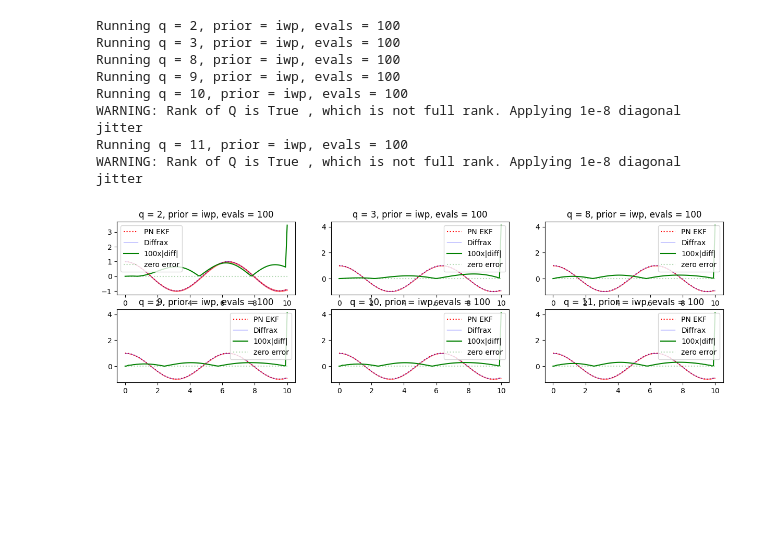
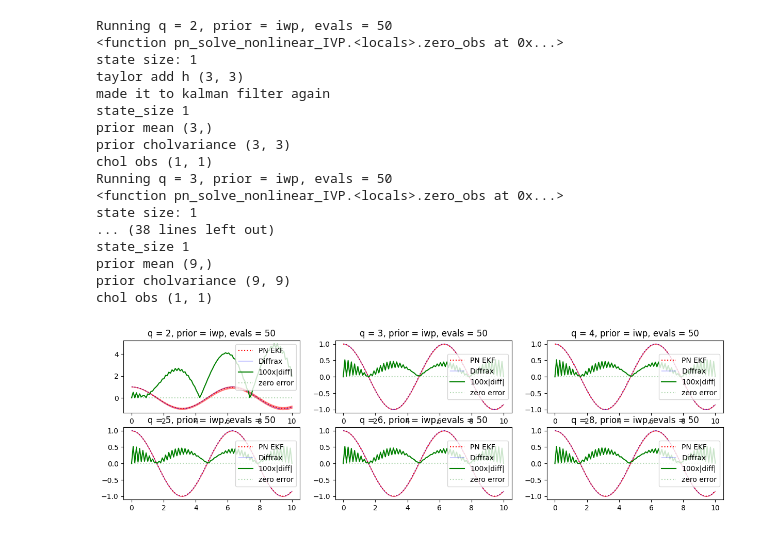
Before and after one commit to Whatisthisname/probabilistic-PDE-solver-on-manifold, a Jupyter notebook: app/test_kf.ipynb, the cells around one changed output. Saved outputs shown, nothing was run; the diff lists cells and outputs as text; code cells hidden in the pictures; blank space fills up the shorter version.

```diff
--- a/app/test_kf.ipynb
+++ b/app/test_kf.ipynb
@@ -4,8 +4,9 @@ import jax.numpy as jnp
 import matplotlib.pyplot as plt
 
 jax.config.update("jax_enable_x64", True)
+timesteps = 100
 
-times = jnp.linspace(0, 1, 1000)
+times = jnp.linspace(0, 1, timesteps)
 x_positions = jnp.sin(times * 2 * jnp.pi) + 2 * times
 y_positions = jnp.exp(-((0.5 + -times) ** 2)) * 6 - 4
 
@@ -14,11 +15,11 @@ ax.set_aspect("equal")
 ax.plot(x_positions, y_positions, label="True trajectory")
 samples = (
     jnp.stack([x_positions, y_positions], axis=1)
-    + jax.random.normal(jax.random.PRNGKey(0), (1000, 2)) * 0.01
+    + jax.random.normal(jax.random.PRNGKey(0), (timesteps, 2)) * 0.01
 )
 
 n_samples = 40
-samples_idx = jax.random.permutation(jax.random.PRNGKey(2), jnp.arange(1000))[
+samples_idx = jax.random.permutation(jax.random.PRNGKey(2), jnp.arange(timesteps))[
     :n_samples
 ]
 
@@ -28,7 +29,8 @@ ax.scatter(
     label="Subsampled observations",
 )
 # convert to mask
-mask = jnp.ones(1000).astype(bool)
+
+mask = jnp.ones(timesteps).astype(bool)
 mask = mask.at[samples_idx].set(True)
 mask = mask.at[::3].set(True)
 mask = mask.at[0].set(False)
@@ -44,8 +46,7 @@ def fit_trajectory_samples(q, ax):
     state = 2
     initial_mean = jnp.zeros(((1 + q) * state,))
     initial_mean = initial_mean.at[:2].set(samples[0])
-    timesteps = 1000
-    delta = 1 / timesteps
+    delta = 1 / (timesteps - 1)
 
     def obs(state, time, step):
         sample = samples[step]
@@ -54,10 +55,11 @@ def fit_trajectory_samples(q, ax):
     samples_, means, stds = pn.solve_nonlinear_IVP(
         prior_matrix=-jnp.eye(state),
         initial_mean=initial_mean,
+        initial_cov_diag=jnp.zeros_like(initial_mean),
         derivatives=q,
-        timesteps=timesteps,
+        n_solution_points=timesteps,
         delta_time=delta,
-        prior="heat",
+        prior_type="heat",
         observation_function=obs,
         update_indicator=mask,
         observation_uncertainty=jnp.eye(state) * 0,
@@ -90,7 +92,7 @@ def fit_trajectory_samples(q, ax):
     ax.legend()
 
 
-qs = [0, 1, 2, 3, 4, 5, 6, 7, 8, 9][:3]
+qs = [0, 1, 2, 3, 4, 5, 6, 7, 8, 9][:6]
 width = int(jnp.ceil(jnp.sqrt(len(qs))))
 height = int(jnp.ceil(len(qs) / width))
 fig, ax = plt.subplots(height, width, figsize=(5 * width, 5 * height))
@@ -122,7 +138,7 @@ end_time = 10
 # Define the ODE term
 term = ODETerm(vector_field)
 solver = Kvaerno5()
-saveat = SaveAt(ts=jnp.linspace(0, end_time, 100, endpoint=False))
+saveat = SaveAt(ts=jnp.linspace(0, end_time, 100, endpoint=True))
 stepsize_controller = PIDController(rtol=1e-8, atol=1e-8)
 
 # Solve the system
@@ -139,13 +155,13 @@ diffrax_sol = diffeqsolve(
 ).ys[:, 0]
 
 
-def pn_solve_nonlinear_IVP(q, ax, timesteps, prior_name, prior_matrix):
+def pn_solve_nonlinear_IVP(q, ax, n_solution_points, prior_name, prior_matrix):
     state = 1
     initial_mean = jnp.zeros(((1 + q) * state,))
     initial_mean = initial_mean.at[0].set(1.0)
     initial_mean = initial_mean.at[2].set(-1.0)
 
-    delta = end_time / timesteps
+    delta = end_time / (n_solution_points - 1)
 
     def zero_obs(state, time, step):
         return jnp.array([state[0] + state[2]])
@@ -153,21 +169,25 @@ def pn_solve_nonlinear_IVP(q, ax, timesteps, prior_name, prior_matrix):
     _samples, means, stds = pn.solve_nonlinear_IVP(
         prior_matrix=prior_matrix,
         initial_mean=initial_mean,
+        initial_cov_diag=jnp.zeros_like(initial_mean),
         derivatives=q,
-        timesteps=timesteps,
+        n_solution_points=n_solution_points,
         delta_time=delta,
-        prior=prior_name,
+        prior_type=prior_name,
         observation_function=zero_obs,
-        update_indicator=jnp.array([False] + [True] * (timesteps - 1)),
+        update_indicator=jnp.ones(n_solution_points),
         observation_uncertainty=jnp.eye(1) * 0,
+        n_samples=0,
     )
 
     x_axis = jnp.linspace(0, end_time, 100)
     means = jnp.interp(
-        x_axis, jnp.linspace(0, end_time, timesteps, endpoint=False), means[:, 0]
+        x_axis,
+        jnp.linspace(0, end_time, n_solution_points, endpoint=True),
+        means[:, 0],
     )
     stds = jnp.interp(
-        x_axis, jnp.linspace(0, end_time, timesteps, endpoint=False), stds[:, 0]
+        x_axis, jnp.linspace(0, end_time, n_solution_points, endpoint=True), stds[:, 0]
     )
     ax.plot(
         x_axis,
@@ -198,41 +218,57 @@ def pn_solve_nonlinear_IVP(q, ax, timesteps, prior_name, prior_matrix):
     ax.legend()
     # ax.set_ylim(-10, 10)
     # ax.axis("off")
 
     return means, stds
 
 
-qs = [2, 3, 8, 9, 10, 11]
+qs = [
+    2,
+    3,
+    4,
+    5,
+    6,
+    8,
+]
 priors = [
     ("iwp", jnp.zeros((1, 1))),
     # ("wave", -jnp.eye(1)),
 ]
-evaluation_counts = jnp.linspace(100, 1000, 3)[:1]
+evaluation_counts = jnp.linspace(50, 1000, 3)[:1]
 import itertools
 
 amount = len(qs) * len(priors) * len(evaluation_counts)
 width = int(jnp.ceil(jnp.sqrt(amount)))
 height = int(jnp.ceil(amount / width))
 fig, ax = plt.subplots(height, width, figsize=(5 * width, 2 * height))
 
 results = []
 
 for (q, (prior_name, prior_matrix), timesteps), ax in zip(
     itertools.product(qs, priors, evaluation_counts), ax.flatten()
 ):
     print(f"Running q = {q}, prior = {prior_name}, evals = {int(timesteps)}")
     ax.set_title(f"q = {q}, prior = {prior_name}, evals = {int(timesteps)}")
     means, stds = pn_solve_nonlinear_IVP(
         q, ax, int(timesteps), prior_name, prior_matrix
     )
     results += [(q, prior_name, int(timesteps), means, stds)]
 # %% [output]
-Running q = 2, prior = iwp, evals = 100
-Running q = 3, prior = iwp, evals = 100
-Running q = 8, prior = iwp, evals = 100
-Running q = 9, prior = iwp, evals = 100
-Running q = 10, prior = iwp, evals = 100
-WARNING: Rank of Q is True , which is not full rank. Applying 1e-8 diagonal jitter
-Running q = 11, prior = iwp, evals = 100
-WARNING: Rank of Q is True , which is not full rank. Applying 1e-8 diagonal jitter
+Running q = 2, prior = iwp, evals = 50
+<function pn_solve_nonlinear_IVP.<locals>.zero_obs at 0x...>
+state size: 1
+taylor add h (3, 3)
+made it to kalman filter again
+state_size 1
+prior mean (3,)
+prior cholvariance (3, 3)
+chol obs (1, 1)
+Running q = 3, prior = iwp, evals = 50
+<function pn_solve_nonlinear_IVP.<locals>.zero_obs at 0x...>
+state size: 1
+... (38 lines left out)
+state_size 1
+prior mean (9,)
+prior cholvariance (9, 9)
+chol obs (1, 1)
-[figure, old version]
+[figure, new version]
```
Also changed, not shown: parts of 4 cells of this notebook, 15 other files.
